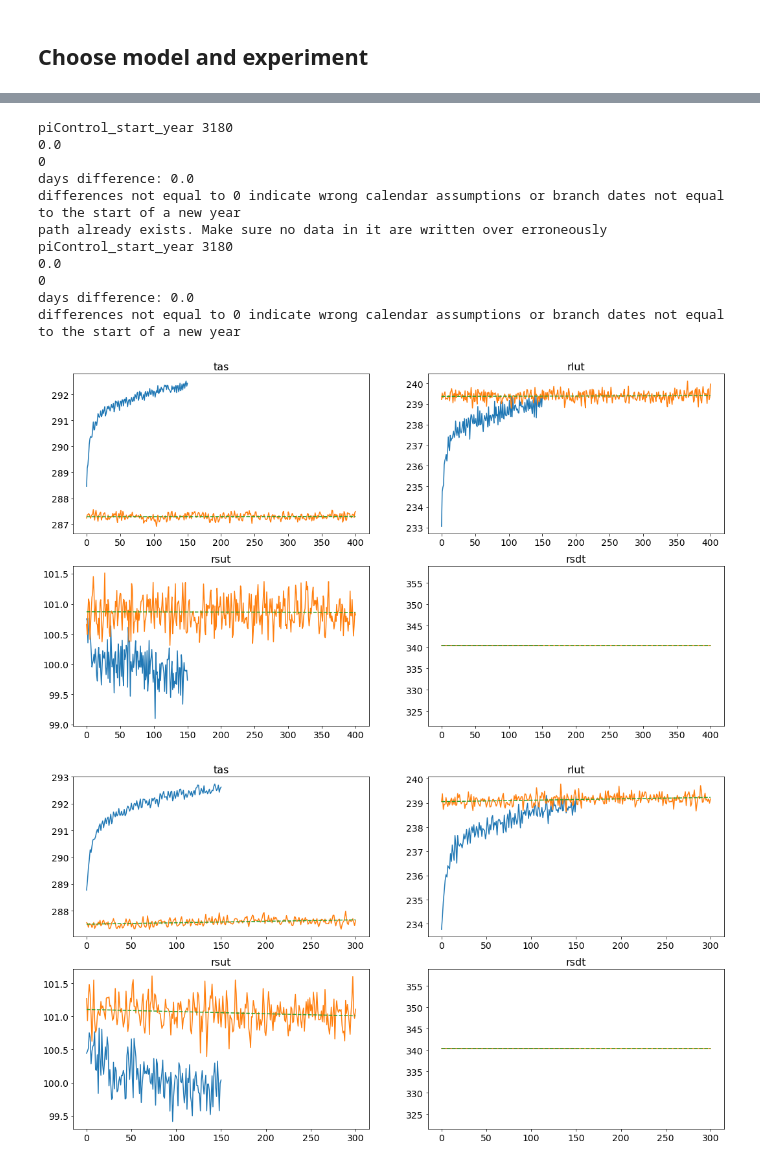
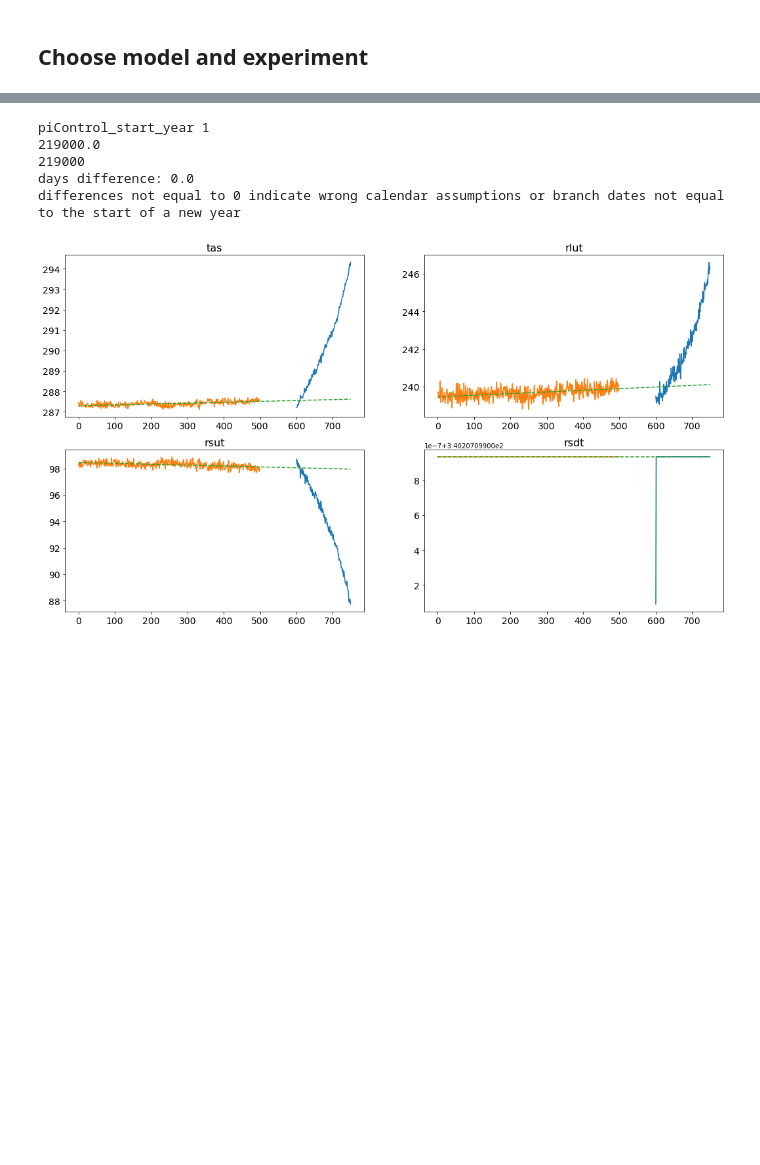
Before and after one commit to Hegebf/CMIP6-forcing, a Jupyter notebook: notebooks/Global_anomalies.ipynb, the cells around one changed output, grey strips where cells are left out. Cells and saved outputs as stored; diff of their text form; code cells hidden in the pictures; blank space fills up the shorter version.

```diff
--- a/notebooks/Global_anomalies.ipynb
+++ b/notebooks/Global_anomalies.ipynb
@@ -142,13 +69,14 @@ NorESM2-MM has no anomalies for {'piClim-4xCO2', 'piClim-control'}
 #model = 'FGOALS-f3-L'
 #model = 'GISS-E2-1-H'
 #model = 'KIOST-ESM'
-model = 'GISS-E2-1-H'
+#model = 'GISS-E2-1-H'
+model = 'CIESM'
 
 #exp = 'piControl'
-exp = 'abrupt-4xCO2'
+#exp = 'abrupt-4xCO2'
 #exp = 'abrupt-2xCO2'
 #exp = 'abrupt-0p5xCO2'
-#exp = '1pctCO2'
+exp = '1pctCO2'
 
 #exp = 'historical'
 #exp = 'ssp126'
@@ -182,8 +103,8 @@ table
 # %%
 plot_absolute_values = True
 plot_anomalies = False
-save_results = True
-#save_results = False
+#save_results = True
+save_results = False
 
 expgroup0 = ['piControl']
 expgroup1 = ['abrupt-4xCO2', 'abrupt-2xCO2', 'abrupt-0p5xCO2', '1pctCO2']
@@ -243,7 +164,7 @@ for member in available_members:
 
         piControl_start_year = int(table.loc[table['parent_experiment_id'] == 'piControl']['parent_time_units'][0][11:15]) # wrong for several models. Sometimes the branch_time_in_parent is not 0, and makes the startyear correct.
         print('piControl_start_year', piControl_start_year)
-        days_table = np.append([0],np.cumsum(dpy(model,piControl_start_year,piControl_start_year+1500)))
+        days_table = np.append([0],np.cumsum(f.dpy(model,piControl_start_year,piControl_start_year+1500)))
         # find index of element closest to branch_time_days
         year_since_piControl_start = (np.abs(days_table - branch_time_days)).argmin()
         if model in ['BCC-CSM2-MR', 'BCC-ESM1'] and exp in expgroup2: # models with branch time given in years instead of days
@@ -405,48 +326,37 @@ for member in available_members:
             exp_anomalies = pd.merge(exp_anomalies, df_col, left_index=True, right_index=True, how='outer')
 
         if plot_absolute_values == True: # plot abolute values and trends
             if exp in expgroup0:
                 axes[i].plot(datarange, y) # exp data
             else:
                 axes[i].plot(datarange, ydata) # exp data
             #axes[i].plot(x[:len(y)], y)
             axes[i].plot(x, y) # piControl
             axes[i].plot(np.arange(len(lintrend)), lintrend, '--') # piControl trend
             #axes[i].plot(x, lintrend[:len(x)]) # piControl trend
             axes[i].set_title(var, fontsize = 16)
             axes[i].tick_params(axis='both',labelsize=14)
         if plot_anomalies == True: # plot anomalies for visual check:
             axes2[i].plot(x, exp_anomalies[var])
             axes2[i].set_title(x, var, fontsize = 16)
             axes2[i].tick_params(axis='both',labelsize=14)
 
     if save_results == True:
         filename = model + '_' + exp + '_' + member + '_anomalies.txt'
-        #file = os.path.join('../Processed_data/Global_annual_anomalies/', model, exp, filename)
-        #if member == available_members[0]: # create directory for first member
-        #    os.makedirs(os.path.dirname(file), exist_ok=False)
-        #exp_anomalies.to_csv(file)
         filepath = os.path.join('../Processed_data/Global_annual_anomalies/', model, exp)
         if os.path.isdir(filepath) == False:
             os.makedirs(filepath)
         else:
             if member == available_members[0]:
                 print('path already exists. Make sure no data in it are written over erroneously')
         exp_anomalies.to_csv(filepath + '/' + filename)
 # %% [output]
-piControl_start_year 3180
-0.0
-0
+piControl_start_year 1
+219000.0
+219000
 days difference: 0.0
 differences not equal to 0 indicate wrong calendar assumptions or branch dates not equal to the start of a new year
-path already exists. Make sure no data in it are written over erroneously
-piControl_start_year 3180
-0.0
-0
-days difference: 0.0
-differences not equal to 0 indicate wrong calendar assumptions or branch dates not equal to the start of a new year
-[figure, old version]
+[figure, new version]
-[figure, removed]
 # %%
 exp_anomalies
 # %% [output]
```
Also changed, not shown: parts of 6 cells of this notebook, 26 other files.
